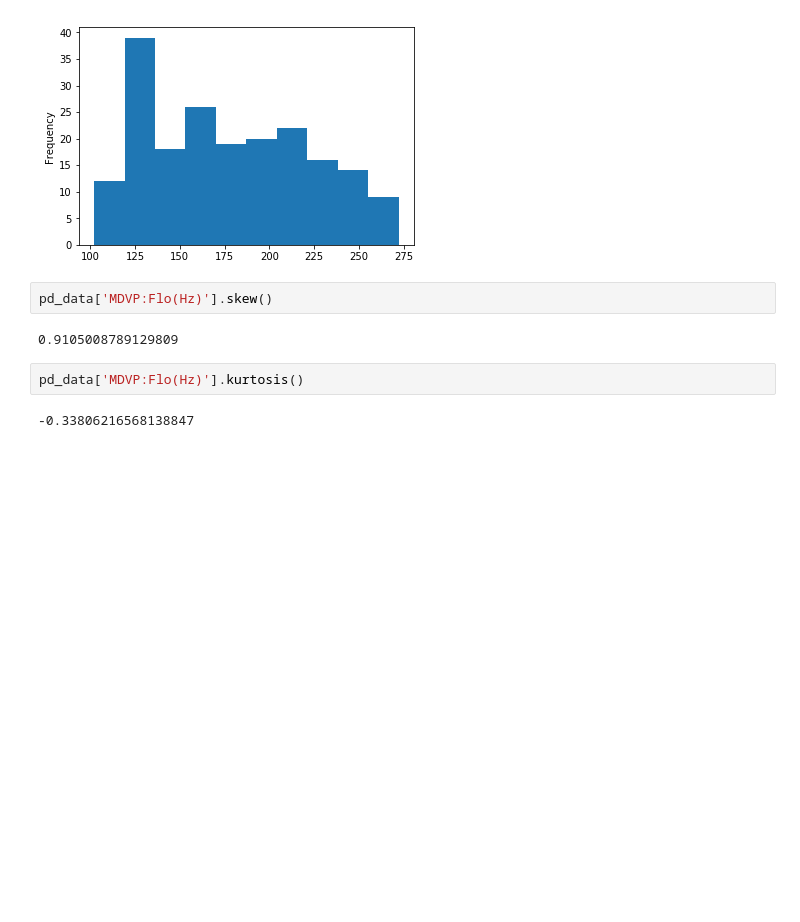
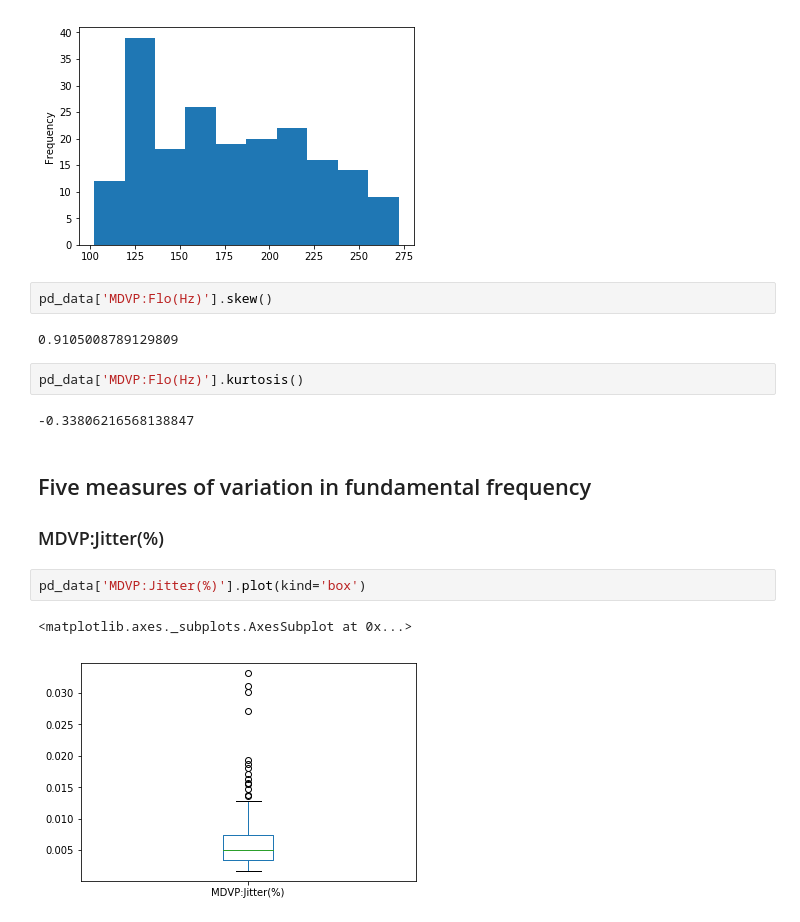
Before and after one commit to Shanmugapriya03/Parkinson-s-Disease, a Jupyter notebook: Parkinson’s Disease.ipynb, the cells around one changed output. Cells and saved outputs as stored; diff of their text form; blank space fills up the shorter version.

```diff
--- a/Parkinson’s Disease.ipynb
+++ b/Parkinson’s Disease.ipynb
@@ -351,3 +377,11 @@ pd_data['MDVP:Flo(Hz)'].skew()
 pd_data['MDVP:Flo(Hz)'].kurtosis()
 # %% [output]
 -0.33806216568138847
+# %% [markdown]
+## Five measures of variation in fundamental frequency
+### MDVP:Jitter(%)
+# %%
+pd_data['MDVP:Jitter(%)'].plot(kind='box')
+# %% [output]
+<matplotlib.axes._subplots.AxesSubplot at 0x...>
+[figure, added]
```
Also changed, not shown: parts of 66 cells of this notebook, 4 other files.
